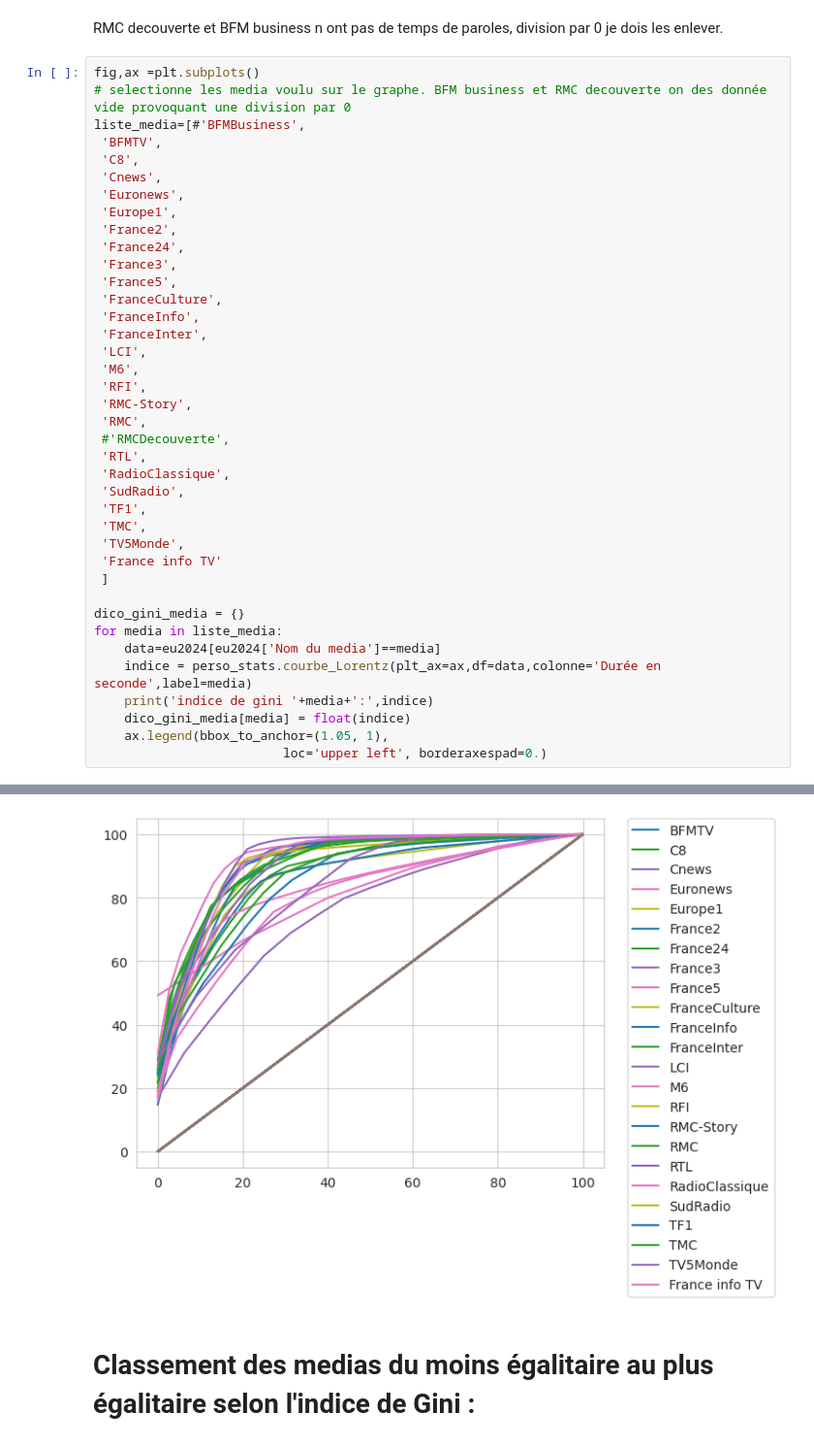
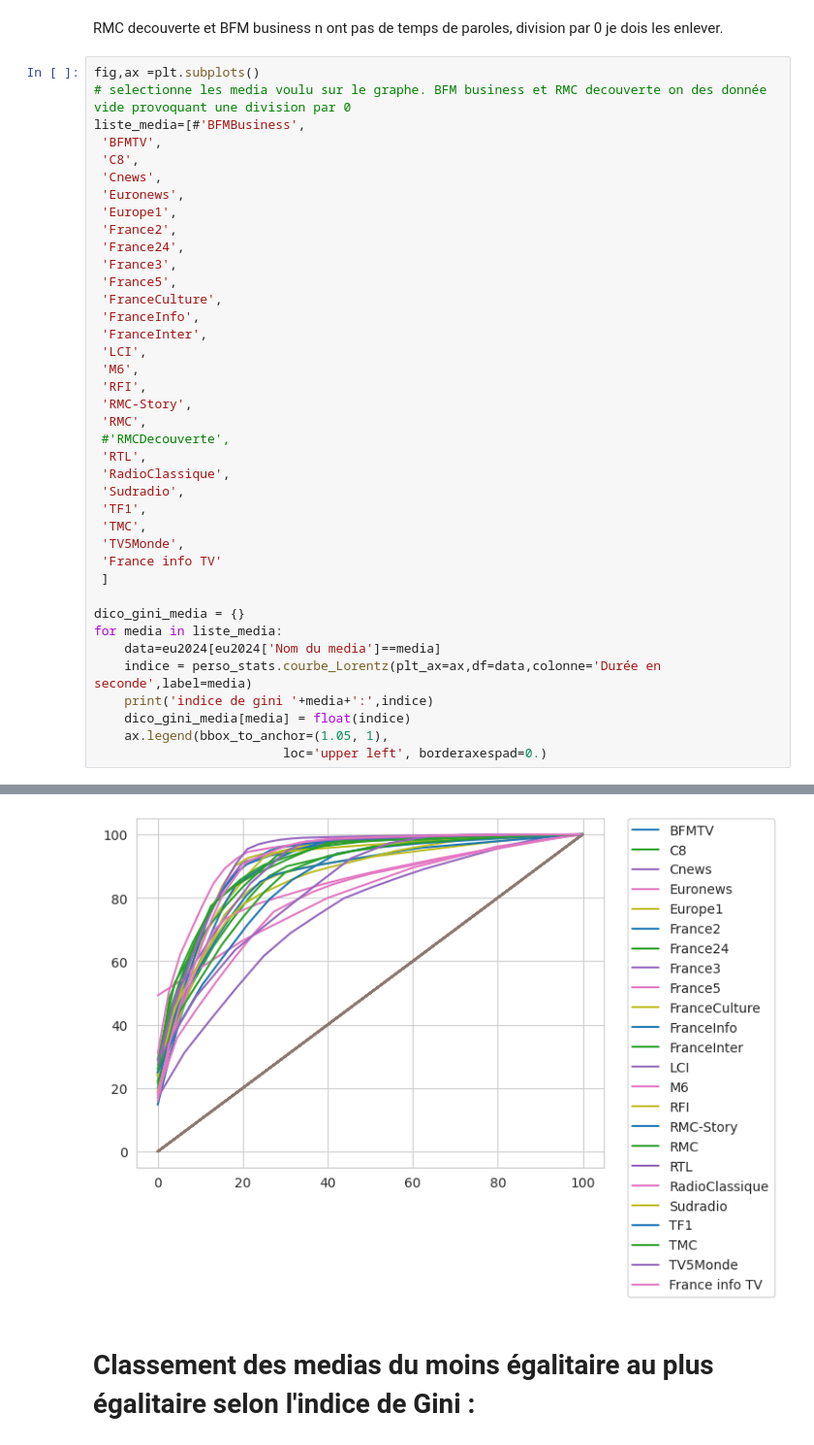
Before and after one commit to barrmath/temps_paroles_EU2024, a Jupyter notebook: Analyse_graph_EU.ipynb, the cells around one changed output, grey strips where cells are left out. Shown: that part at 97% size. Drawn from its saved outputs; the diff is of its cells as text.

```diff
--- a/Analyse_graph_EU.ipynb
+++ b/Analyse_graph_EU.ipynb
@@ -73,40 +82,40 @@ liste_media=[#'BFMBusiness',
  #'RMCDecouverte',
  'RTL',
  'RadioClassique',
- 'SudRadio',
+ 'Sudradio',
  'TF1',
  'TMC',
  'TV5Monde',
  'France info TV'
  ]
 
 dico_gini_media = {}
 for media in liste_media:
     data=eu2024[eu2024['Nom du media']==media]
     indice = perso_stats.courbe_Lorentz(plt_ax=ax,df=data,colonne='Durée en seconde',label=media)
     print('indice de gini '+media+':',indice)
     dico_gini_media[media] = float(indice)
     ax.legend(bbox_to_anchor=(1.05, 1),
                          loc='upper left', borderaxespad=0.)
 # %% [output]
 indice de gini BFMTV: 0.8601917220592921
 indice de gini C8: 0.8036229011171694
 indice de gini Cnews: 0.8624288425047442
 indice de gini Euronews: 0.9255516469459552
 indice de gini Europe1: 0.8604447728282008
 indice de gini France2: 0.8244843451913366
 indice de gini France24: 0.864777449128684
 indice de gini France3: 0.5799145588933343
 indice de gini France5: 0.9043338899082249
 indice de gini FranceCulture: 0.8475068306010933
 indice de gini FranceInfo: 0.8595962504190258
 indice de gini FranceInter: 0.8436978617317101
 ... (8 lines left out)
 indice de gini TF1: 0.766818545366373
 indice de gini TMC: 0.7926364967575482
 indice de gini TV5Monde: 0.7933761739990117
 indice de gini France info TV: 0.8506632488462961
-[figure, old version]
+[figure, new version]
 # %% [markdown]
 # Classement des medias du moins égalitaire au plus égalitaire selon l'indice de Gini :
 # %%
```
Also changed, not shown: parts of 24 cells of this notebook, 2 other files.
